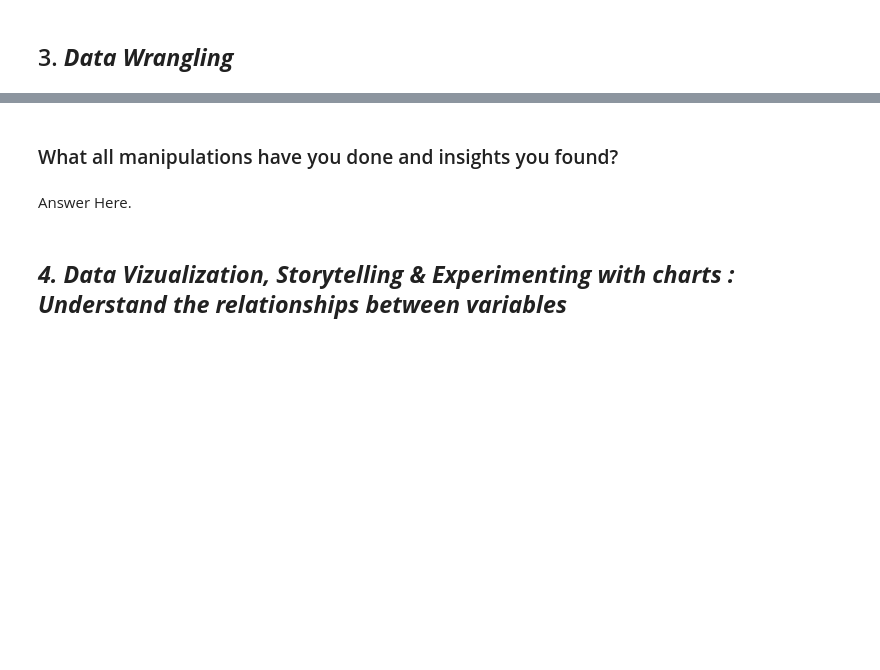
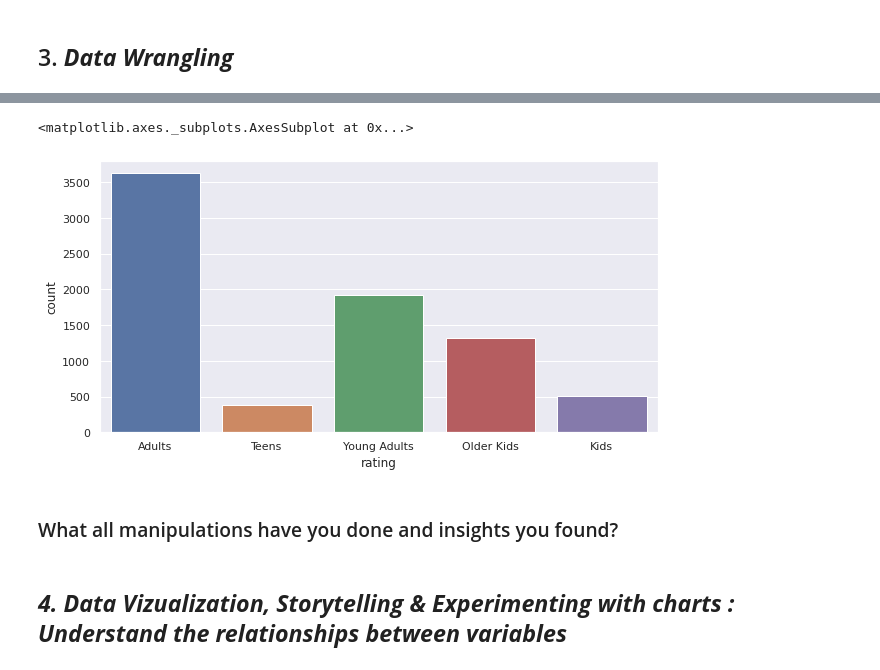
Before and after one commit to iamNirmeshGupta/Netflix-Movies-And-TV-Shows-Clustering, a Jupyter notebook: Netflix_Movies_And_TV_Shows_Clustering_Nirmesh_Gupta_Unsupervised_Capstone_Project.ipynb, the cells around one changed output, grey strips where cells are left out. Cells and saved outputs as stored; diff of their text form; code cells hidden in the pictures; blank space fills up the shorter version.

```diff
--- a/Netflix_Movies_And_TV_Shows_Clustering_Nirmesh_Gupta_Unsupervised_Capstone_Project.ipynb
+++ b/Netflix_Movies_And_TV_Shows_Clustering_Nirmesh_Gupta_Unsupervised_Capstone_Project.ipynb
@@ -316,7 +580,12 @@ No. of unique values in  description  is 7769 .
+# %%
+# Age ratings for shows in the data
+plt.figure(figsize=(10,5))
+sns.countplot('rating', data=df)
+# %% [output]
+<matplotlib.axes._subplots.AxesSubplot at 0x...>
+[figure, added]
 # %% [markdown]
 ### What all manipulations have you done and insights you found?
-# %% [markdown]
-Answer Here.
 # %% [markdown]
 ## ***4. Data Vizualization, Storytelling & Experimenting with charts : Understand the relationships between variables***
 # %% [markdown]
```
Also changed, not shown: parts of 35 cells of this notebook.
